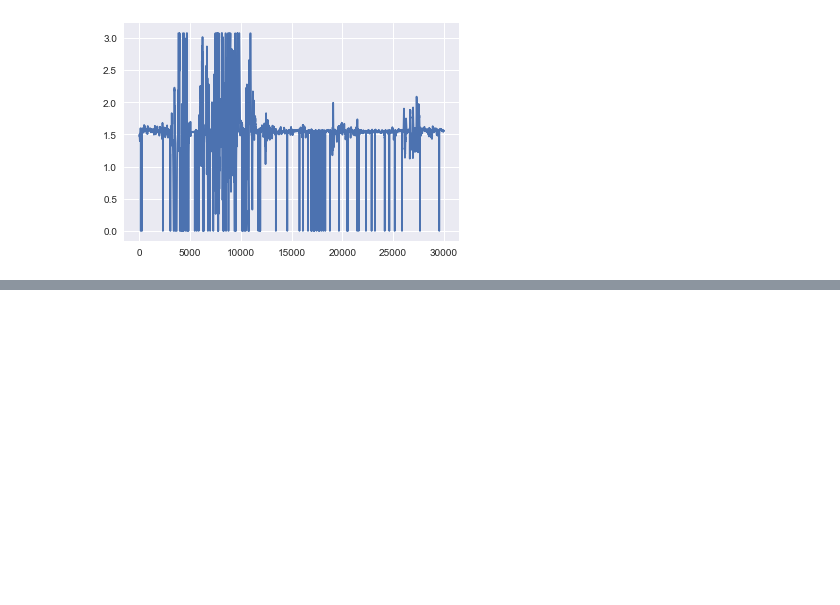
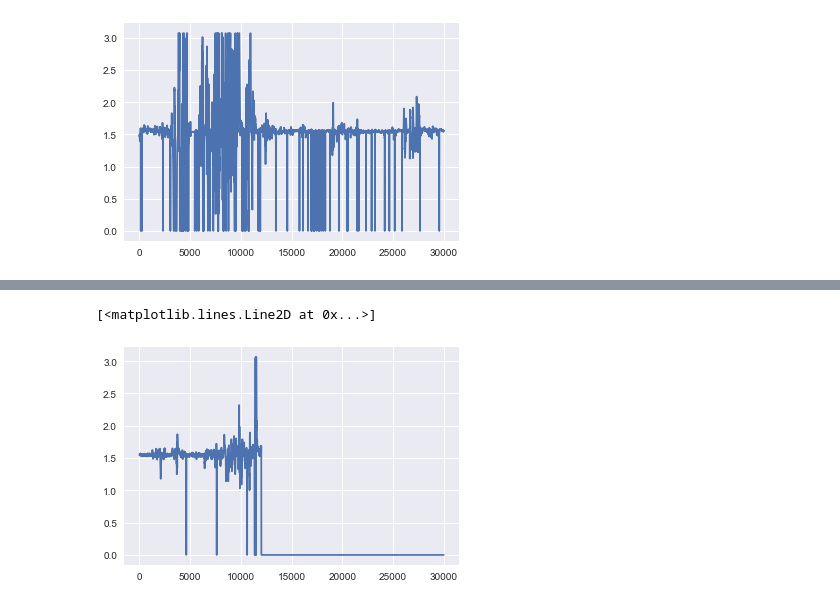
Before and after one commit to lyakaap/notebooks, a Jupyter notebook: myakuha_analyse/random_forest.ipynb, the cells around one changed output, grey strips where cells are left out. Cells and saved outputs as stored; diff of their text form; code cells hidden in the pictures; blank space fills up the shorter version.

```diff
--- a/myakuha_analyse/random_forest.ipynb
+++ b/myakuha_analyse/random_forest.ipynb
@@ -106,0 +96,2 @@ rf.oob_score_
+# %%
+x_test = pd.read_csv('test.tsv', index_col='id', delimiter='\t')
@@ -106,0 +128,9 @@ rf.oob_score_
+# %%
+time = np.arange(30000)
+pulse = x_test.ix[188, :].values.reshape(30000)
+print()
+plt.figure()
+plt.plot(time, pulse)
+# %% [output]
+[<matplotlib.lines.Line2D at 0x...>]
+[figure, added]
```
Also changed, not shown: parts of 12 cells of this notebook.
